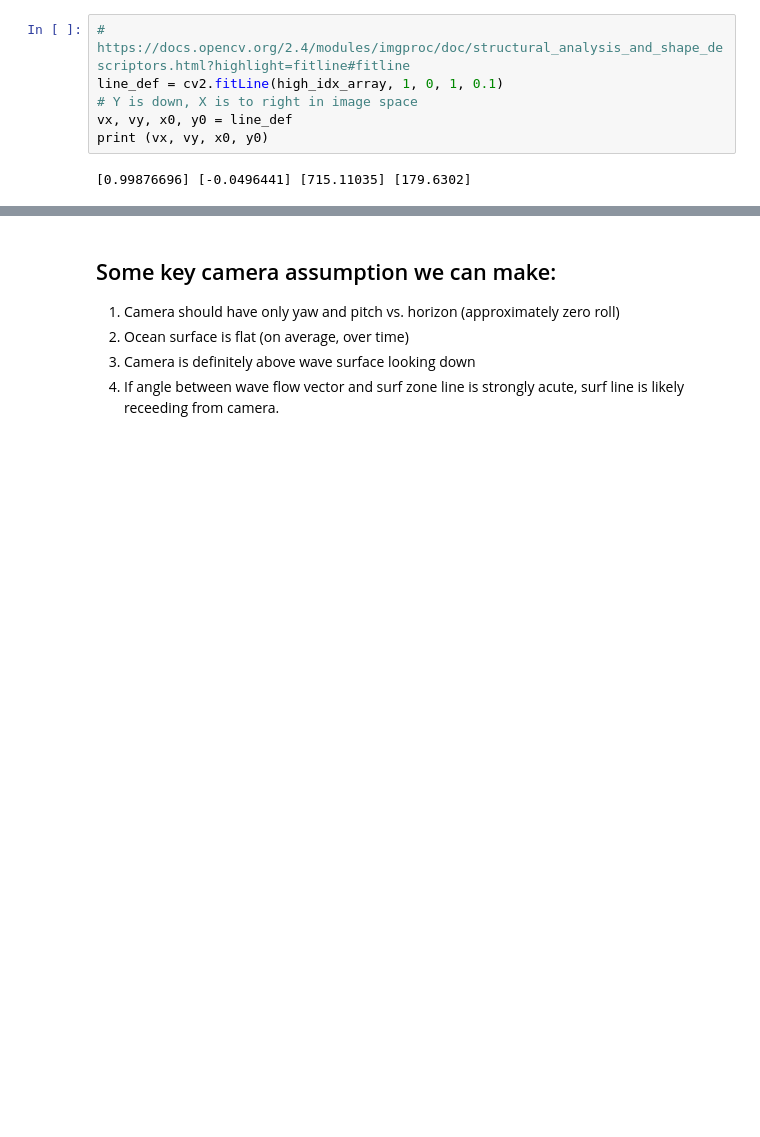
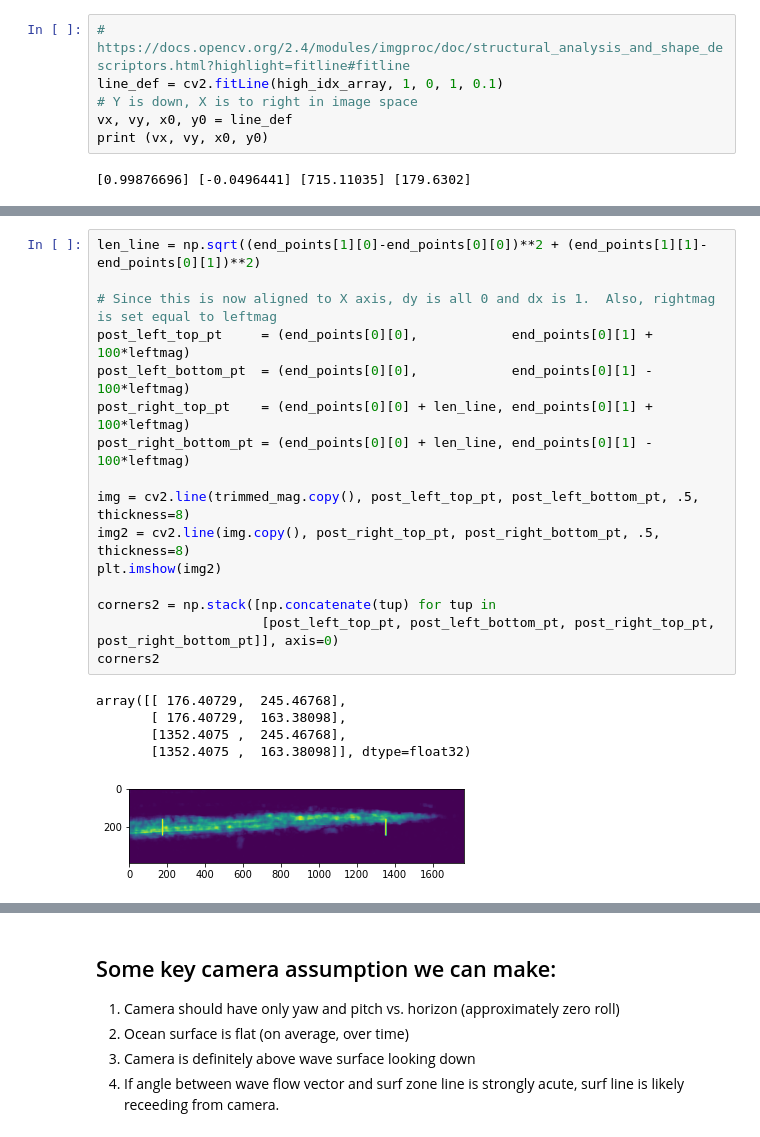
Before and after one commit to sjobeek/surfbreak, a Jupyter notebook: 03_perspective_transform.ipynb, the cells around one changed output, grey strips where cells are left out. Drawn from its saved outputs; the diff is of its cells as text; blank space fills up the shorter version.

```diff
--- a/03_perspective_transform.ipynb
+++ b/03_perspective_transform.ipynb
@@ -188,0 +258,22 @@ array([[ 9.9907291e-01],
+# %%
+len_line = np.sqrt((end_points[1][0]-end_points[0][0])**2 + (end_points[1][1]-end_points[0][1])**2)
+
+# Since this is now aligned to X axis, dy is all 0 and dx is 1.  Also, rightmag is set equal to leftmag
+post_left_top_pt     = (end_points[0][0],            end_points[0][1] + 100*leftmag)
+post_left_bottom_pt  = (end_points[0][0],            end_points[0][1] - 100*leftmag)
+post_right_top_pt    = (end_points[0][0] + len_line, end_points[0][1] + 100*leftmag)
+post_right_bottom_pt = (end_points[0][0] + len_line, end_points[0][1] - 100*leftmag)
+
+img = cv2.line(trimmed_mag.copy(), post_left_top_pt, post_left_bottom_pt, .5, thickness=8)
+img2 = cv2.line(img.copy(), post_right_top_pt, post_right_bottom_pt, .5, thickness=8)
+plt.imshow(img2)
+
+corners2 = np.stack([np.concatenate(tup) for tup in
+                     [post_left_top_pt, post_left_bottom_pt, post_right_top_pt, post_right_bottom_pt]], axis=0)
+corners2
+# %% [output]
+array([[ 176.40729,  245.46768],
+       [ 176.40729,  163.38098],
+       [1352.4075 ,  245.46768],
+       [1352.4075 ,  163.38098]], dtype=float32)
+[figure, added]
```
Also changed, not shown: parts of 15 cells of this notebook.
